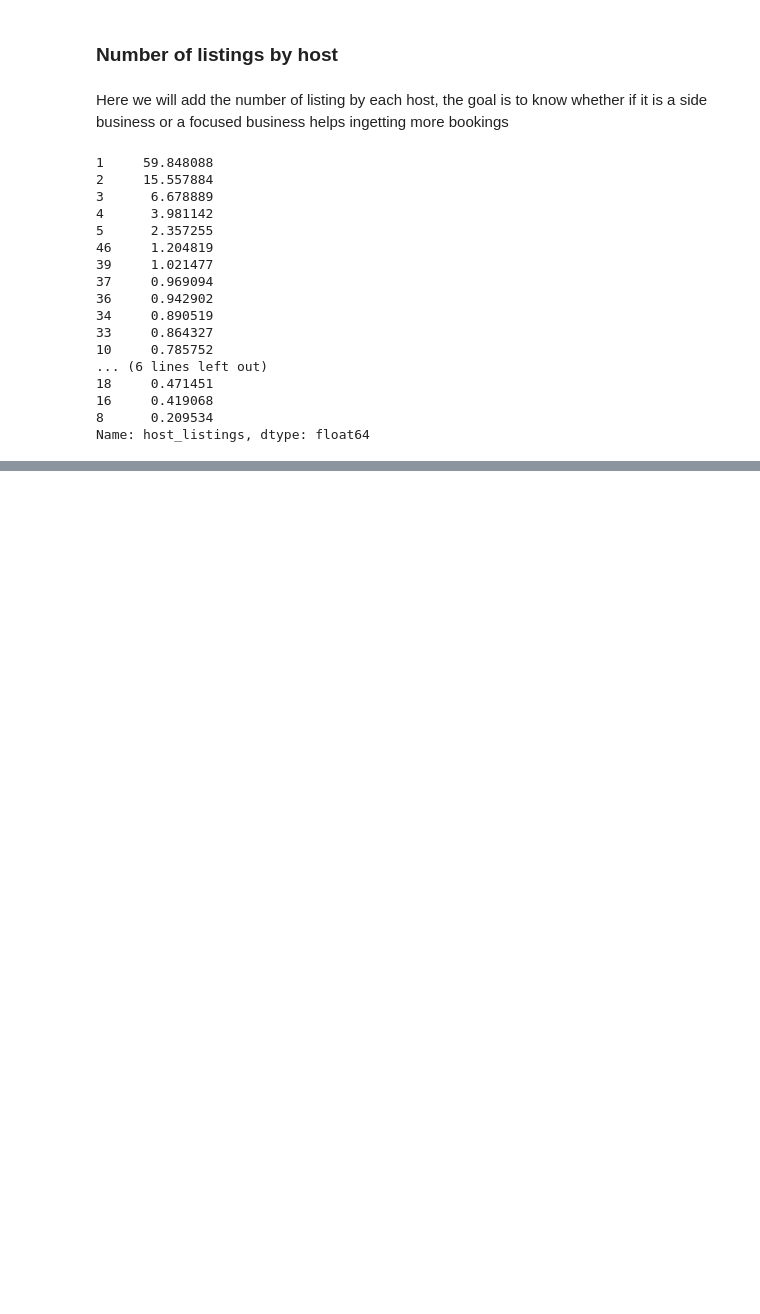
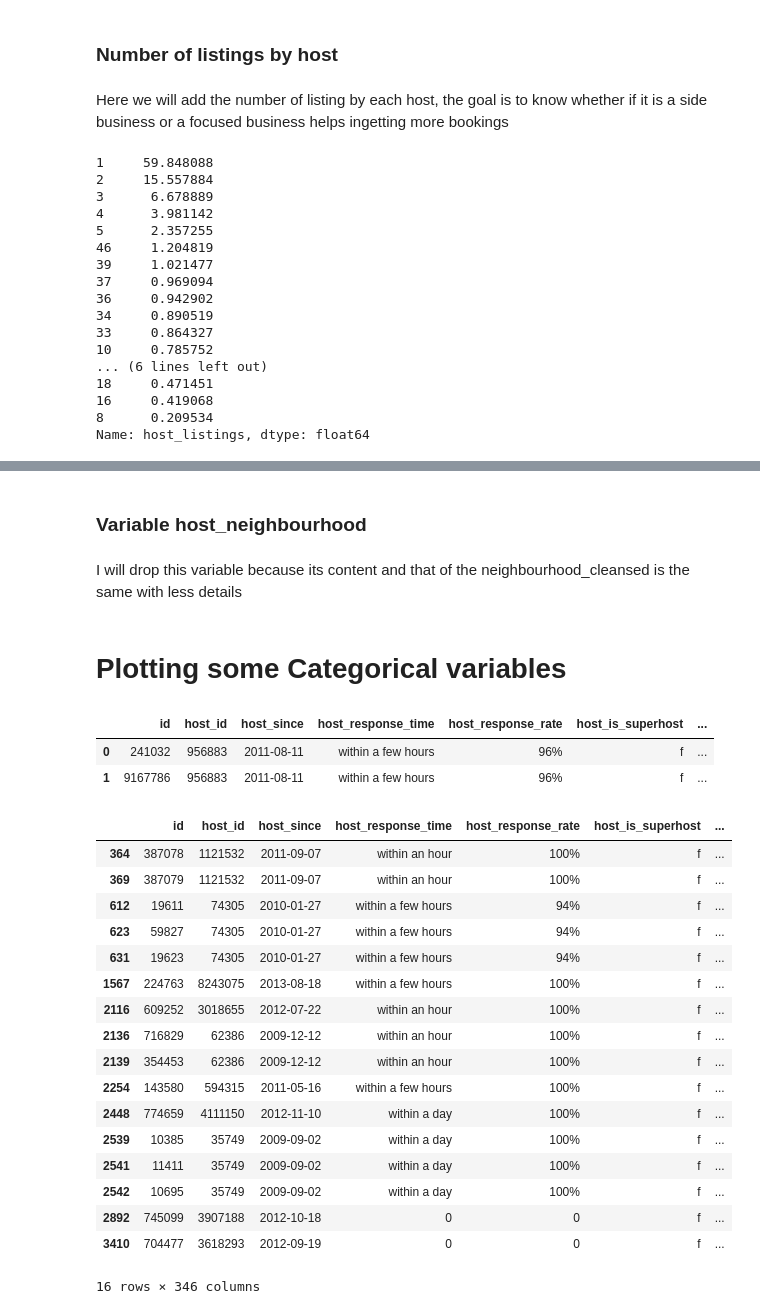
Before and after one commit to waficf/Kaggle_Competitions, a Jupyter notebook: AirBnB.ipynb, the cells around one changed output, grey strips where cells are left out. Cells and saved outputs as stored; diff of their text form; code cells hidden in the pictures; blank space fills up the shorter version.

```diff
--- a/AirBnB.ipynb
+++ b/AirBnB.ipynb
@@ -493,0 +525,2 @@ Name: host_listings, dtype: float64
+# %%
+df.security_deposit.fillna(0, inplace=True)
@@ -493,0 +562,2 @@ Name: host_listings, dtype: float64
+# %%
+df.drop('host_acceptance_rate',axis=1, inplace=True)
@@ -493,0 +566,48 @@ Name: host_listings, dtype: float64
+# %%
+df.review_scores_accuracy.fillna(0, inplace=True)
+df.review_scores_checkin.fillna(0, inplace=True)
+df.review_scores_value.fillna(0, inplace=True)
+df.review_scores_location.fillna(0, inplace=True)
+df.review_scores_cleanliness.fillna(0, inplace=True)
+df.review_scores_communication.fillna(0, inplace=True)
+df.review_scores_rating.fillna(0, inplace=True)
+df.reviews_per_month.fillna(0, inplace=True)
+df.host_response_time.fillna(0, inplace=True)
+df.host_response_rate.fillna(0, inplace=True)
+df.first_review.fillna(0, inplace=True)
+df.last_review.fillna(0, inplace=True)
+# %% [markdown]
+### Variable host_neighbourhood
+# %% [markdown]
+I will drop this variable because its content and that of the neighbourhood_cleansed is the same with less details
+# %%
+df.drop('host_neighbourhood', axis=1, inplace=True)
+# %% [markdown]
+# Plotting some Categorical variables
+# %%
+display_all(df.head(2))
+# %% [output]
+|  | id | host_id | host_since | host_response_time | host_response_rate | host_is_superhost | ... |
+| 0 | 241032 | 956883 | 2011-08-11 | within a few hours | 96% | f | ... |
+| 1 | 9167786 | 956883 | 2011-08-11 | within a few hours | 96% | f | ... |
+# %%
+df[df.bathrooms.isnull()]
+# %% [output]
+|  | id | host_id | host_since | host_response_time | host_response_rate | host_is_superhost | ... |
+| 364 | 387078 | 1121532 | 2011-09-07 | within an hour | 100% | f | ... |
+| 369 | 387079 | 1121532 | 2011-09-07 | within an hour | 100% | f | ... |
+| 612 | 19611 | 74305 | 2010-01-27 | within a few hours | 94% | f | ... |
+| 623 | 59827 | 74305 | 2010-01-27 | within a few hours | 94% | f | ... |
+| 631 | 19623 | 74305 | 2010-01-27 | within a few hours | 94% | f | ... |
+| 1567 | 224763 | 8243075 | 2013-08-18 | within a few hours | 100% | f | ... |
+| 2116 | 609252 | 3018655 | 2012-07-22 | within an hour | 100% | f | ... |
+| 2136 | 716829 | 62386 | 2009-12-12 | within an hour | 100% | f | ... |
+| 2139 | 354453 | 62386 | 2009-12-12 | within an hour | 100% | f | ... |
+| 2254 | 143580 | 594315 | 2011-05-16 | within a few hours | 100% | f | ... |
+| 2448 | 774659 | 4111150 | 2012-11-10 | within a day | 100% | f | ... |
+| 2539 | 10385 | 35749 | 2009-09-02 | within a day | 100% | f | ... |
+| 2541 | 11411 | 35749 | 2009-09-02 | within a day | 100% | f | ... |
+| 2542 | 10695 | 35749 | 2009-09-02 | within a day | 100% | f | ... |
+| 2892 | 745099 | 3907188 | 2012-10-18 | 0 | 0 | f | ... |
+| 3410 | 704477 | 3618293 | 2012-09-19 | 0 | 0 | f | ... |
+16 rows × 346 columns
```
Also changed, not shown: parts of 24 cells of this notebook.
